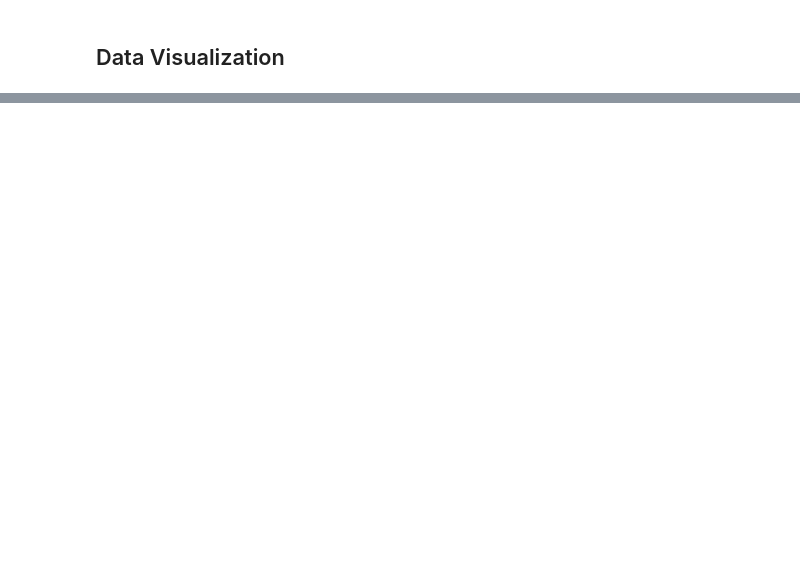
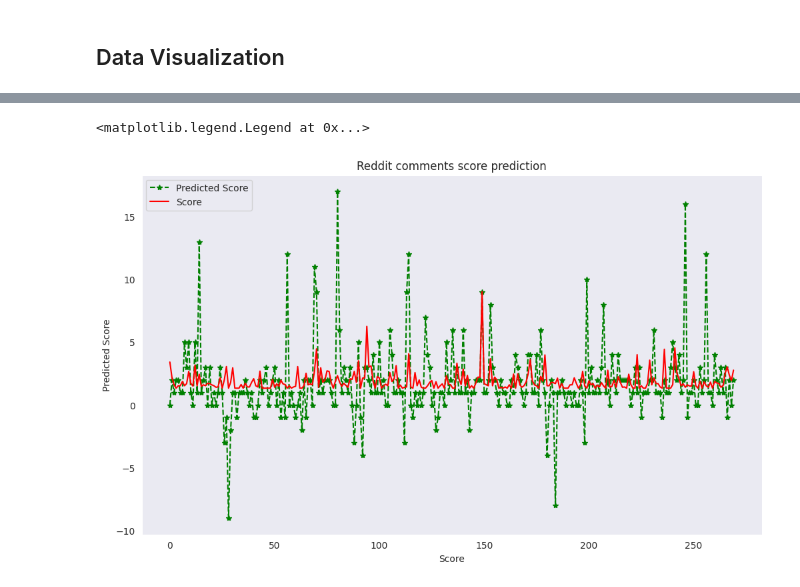
Before and after one commit to ThatPandaYouHate/Data_Engineering_group-9, a Jupyter notebook: group-9_project.ipynb, the cells around one changed output, grey strips where cells are left out. Saved outputs shown, nothing was run; the diff lists cells and outputs as text; code cells hidden in the pictures; blank space fills up the shorter version.

```diff
--- a/group-9_project.ipynb
+++ b/group-9_project.ipynb
@@ -301,0 +259,10 @@ plt.savefig("top_tf_idf_words.png")
+# %%
+# Use the method "predict" to predict an output on the polynomial features,
+# then use the function "DistributionPlot" to display the distribution of the Predicted_Price vs the Weighted_Price from the test data
+
+pred_results=linearModel.evaluate(test_data)
+Y = pred_results.predictions.select('Score').toPandas()
+_Y = pred_results.predictions.select("Predicted_Score").toPandas()
+sns.set_style("dark")
+ax1= sns.distplot(Y, hist=False, color="r", label="Actual Values")
+sns.distplot(_Y, hist=False, color="b", label="Fitted Values" , ax=ax1)
@@ -302,2 +291,15 @@ plt.savefig("top_tf_idf_words.png")
+# %%
+#Plotting score vs predicted score using Matplotlib
+plt.figure(figsize=(12,7))
+plt.plot(Y, color='green', marker='*', linestyle='dashed',
+         label='Predicted Score')
+plt.plot(_Y, color='red', label='Score')
+plt.title('Reddit comments score prediction')
+plt.xlabel('Score')
+plt.ylabel('Predicted Score')
+plt.legend()
+# %% [output]
+<matplotlib.legend.Legend at 0x...>
+[figure, added]
 # %%
 spark.stop()
```
Also changed, not shown: parts of 42 cells of this notebook.
